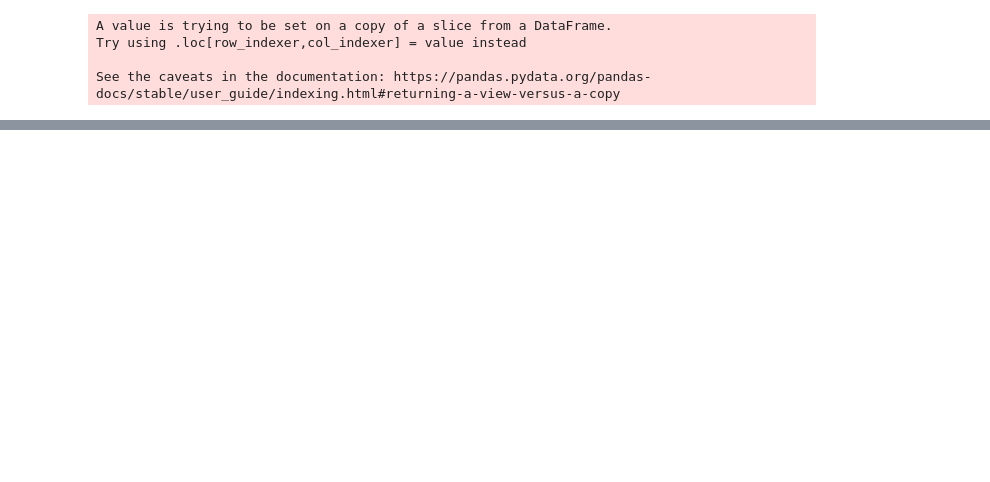
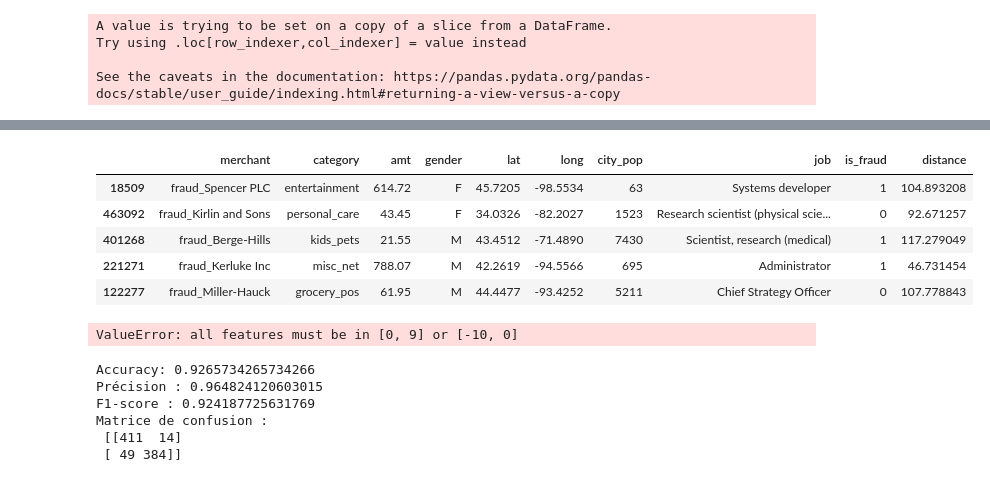
Before and after one commit to PierreSchickele/CC_Fraud_Prediction_ProjetFinal, a Jupyter notebook: clustering_Clément.ipynb, the cells around one changed output, grey strips where cells are left out. Saved outputs shown, nothing was run; the diff lists cells and outputs as text; code cells hidden in the pictures; blank space fills up the shorter version.

```diff
--- a/clustering_Clément.ipynb
+++ b/clustering_Clément.ipynb
@@ -400,0 +446,75 @@ See the caveats in the documentation: https://pandas.pydata.org/pandas-docs/stab
+# %%
+data_pred.head()
+# %% [output]
+|  | merchant | category | amt | gender | lat | long | city_pop | job | is_fraud | distance |
+| 18509 | fraud_Spencer PLC | entertainment | 614.72 | F | 45.7205 | -98.5534 | 63 | Systems developer | 1 | 104.893208 |
+| 463092 | fraud_Kirlin and Sons | personal_care | 43.45 | F | 34.0326 | -82.2027 | 1523 | Research scientist (physical scie... | 0 | 92.671257 |
+| 401268 | fraud_Berge-Hills | kids_pets | 21.55 | M | 43.4512 | -71.4890 | 7430 | Scientist, research (medical) | 1 | 117.279049 |
+| 221271 | fraud_Kerluke Inc | misc_net | 788.07 | M | 42.2619 | -94.5566 | 695 | Administrator | 1 | 46.731454 |
+| 122277 | fraud_Miller-Hauck | grocery_pos | 61.95 | M | 44.4477 | -93.4252 | 5211 | Chief Strategy Officer | 0 | 107.778843 |
+# %%
+from sklearn.compose import ColumnTransformer
+from sklearn.preprocessing import StandardScaler
+from sklearn.preprocessing import OneHotEncoder
+import numpy as np
+
+# Supposons que vous ayez déjà défini vos caractéristiques numériques et catégorielles
+num_feat = [2, 4, 5, 6, 8, 9, 10]
+cat_feat = [0, 1, 3, 7]
+
+# Créer les transformateurs pour les caractéristiques numériques et catégorielles
+num_trans = StandardScaler()
+cat_trans = OneHotEncoder()
+
+# Créer le préprocesseur en utilisant ColumnTransformer
+preprocessor = ColumnTransformer(
+    transformers=[
+        ("num", num_trans, num_feat),
+        ("cat", cat_trans, cat_feat)])
+
+# Appliquer le préprocesseur sur les données
+X = preprocessor.fit_transform(data_pred)
+
+# Afficher les premières lignes de X pour vérifier le résultat
+print(X[0:5, :])
+# %% [output]
+ValueError: all features must be in [0, 9] or [-10, 0]
+# %%
+from sklearn.model_selection import train_test_split
+from sklearn.ensemble import RandomForestClassifier
+from sklearn.metrics import accuracy_score
+from sklearn.metrics import precision_score
+from sklearn.metrics import f1_score
+from sklearn.metrics import confusion_matrix
+
+# Supposons que vous avez déjà préparé vos données avec des caractéristiques géographiques et la variable cible (catégorie de transaction)
+y = clean_data.is_fraud  # Variable cible
+
+# Diviser les données en ensembles d'entraînement et de test
+X_train, X_test, y_train, y_test = train_test_split(X, y, test_size=0.2, random_state=42)
+
+# Créer un modèle de forêt aléatoire
+model = RandomForestClassifier(n_estimators=100, random_state=42)
+
+# Entraîner le modèle
+model.fit(X_train, y_train)
+
+# Faire des prédictions sur l'ensemble de test
+predictions = model.predict(X_test)
+
+# Évaluer les performances du modèle
+accuracy = accuracy_score(y_test, predictions)
+print("Accuracy:", accuracy)
+precision = precision_score(y_test, predictions)
+print("Précision :", precision)
+f1 = f1_score(y_test, predictions)
+print("F1-score :", f1)
+conf_matrix = confusion_matrix(y_test, predictions)
+print("Matrice de confusion :\n", conf_matrix)
+# %% [output]
+Accuracy: 0.9265734265734266
+Précision : 0.964824120603015
+F1-score : 0.924187725631769
+Matrice de confusion :
+ [[411  14]
+ [ 49 384]]
```
Also changed, not shown: parts of 49 cells of this notebook.
